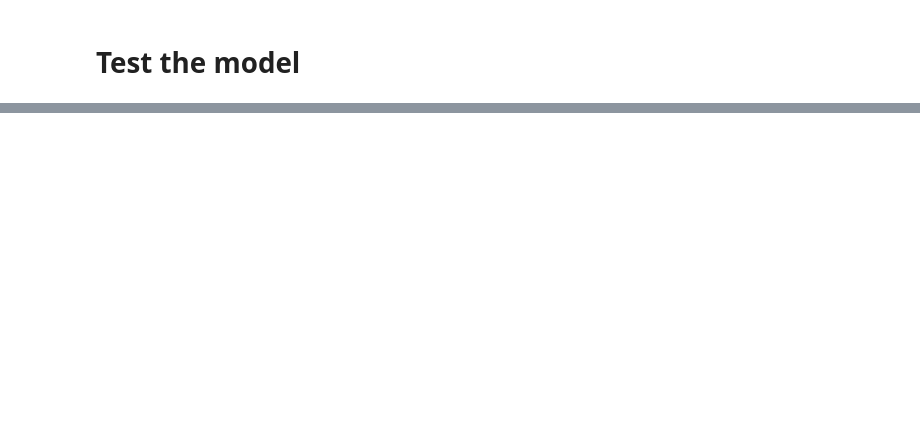
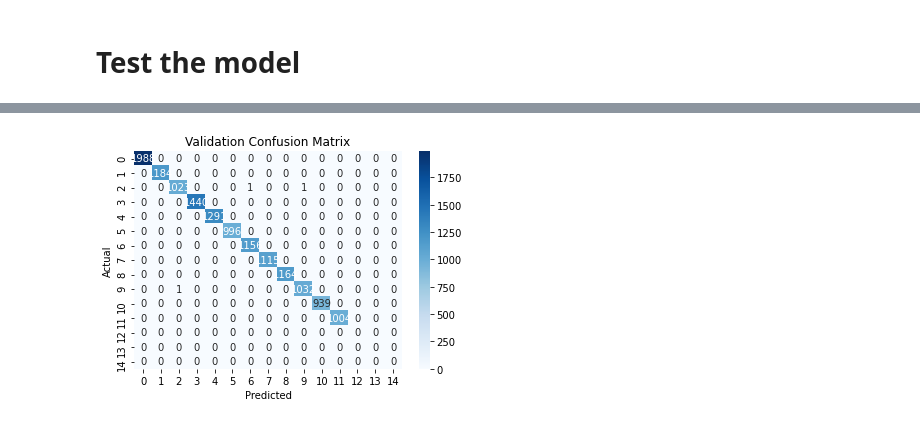
Before and after one commit to GenTeML/Spec-CNN, a Jupyter notebook: Notebook-CNN-Raw_Data.ipynb, the cells around one changed output, grey strips where cells are left out. Drawn from its saved outputs; the diff is of its cells as text; code cells hidden in the pictures; blank space fills up the shorter version.

```diff
--- a/Notebook-CNN-Raw_Data.ipynb
+++ b/Notebook-CNN-Raw_Data.ipynb
@@ -122,6 +162,6 @@ plt.show()
 # %%
 def plot_confusion_matrix(y_true, y_pred, title, path):
-  labels = np.arange(num_minerals)
+  labels = np.arange(15)
   cm = confusion_matrix(y_true, y_pred, labels)
   cm_df = pd.DataFrame(cm, columns = labels, index = labels)
   #cm_df.to_csv(path, index = True, header = True)
@@ -132,7 +172,9 @@ def plot_confusion_matrix(y_true, y_pred, title, path):
   plt.show()
 # %%
 val_cm_path=r'Model Data/CNN Model/Raw/val_confusion_matrix_'+id_value+r'.csv'
-plot_confusion_matrix(y_val, np.argmax(model.predict(X_val), axis = 1), 'Validation Confusion Matrix', val_cm_path)
+plot_confusion_matrix(y_val, np.argmax(cnn_model.predict(X_val), axis = 1), 'Validation Confusion Matrix', val_cm_path)
+# %% [output]
+[figure, added]
 # %%
 testin_path=r'Data/Raw Data/Mixed/Test Set/'
 test_cm_path=r'Model Data/CNN Model/Raw/test_confusion_matrix_'+id_value+r'.csv'
```
Also changed, not shown: parts of 20 cells of this notebook, 4 other files.
